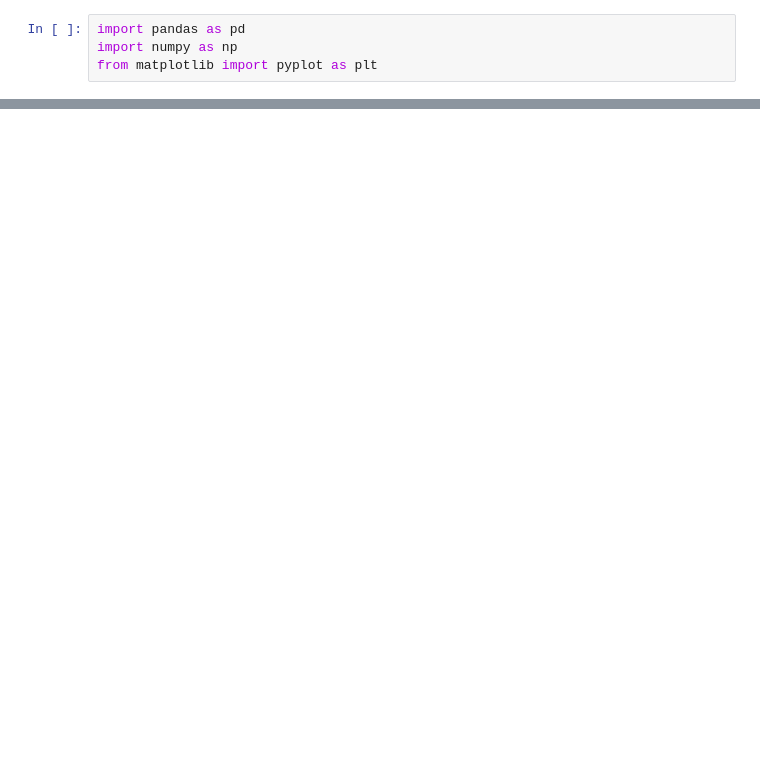
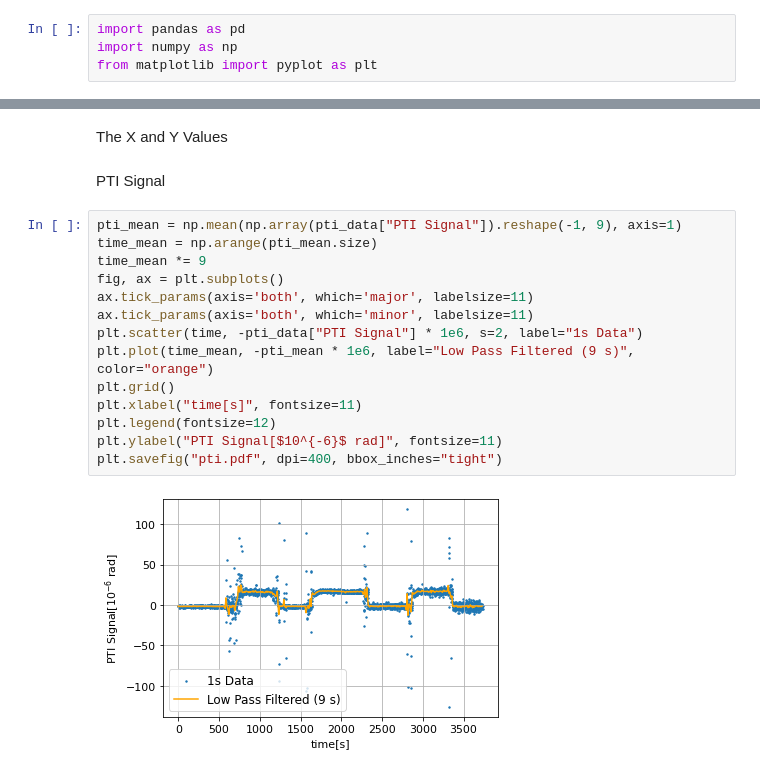
Before and after one commit to bilaljo/MiniPTI, a Jupyter notebook: notebooks/passepartout.ipynb, the cells around one changed output, grey strips where cells are left out. Saved outputs shown, nothing was run; the diff lists cells and outputs as text; blank space fills up the shorter version.

```diff
--- a/notebooks/passepartout.ipynb
+++ b/notebooks/passepartout.ipynb
@@ -269,0 +19,20 @@ plt.savefig("pti.pdf")
+# %% [markdown]
+The X and Y Values
+# %% [markdown]
+PTI Signal
+# %%
+pti_mean = np.mean(np.array(pti_data["PTI Signal"]).reshape(-1, 9), axis=1)
+time_mean = np.arange(pti_mean.size)
+time_mean *= 9
+fig, ax = plt.subplots()
+ax.tick_params(axis='both', which='major', labelsize=11)
+ax.tick_params(axis='both', which='minor', labelsize=11)
+plt.scatter(time, -pti_data["PTI Signal"] * 1e6, s=2, label="1s Data")
+plt.plot(time_mean, -pti_mean * 1e6, label="Low Pass Filtered (9 s)", color="orange")
+plt.grid()
+plt.xlabel("time[s]", fontsize=11)
+plt.legend(fontsize=12)
+plt.ylabel("PTI Signal[$10^{-6}$ rad]", fontsize=11)
+plt.savefig("pti.pdf", dpi=400, bbox_inches="tight")
+# %% [output]
+[figure, added]
```
Also changed, not shown: parts of 22 cells of this notebook.
